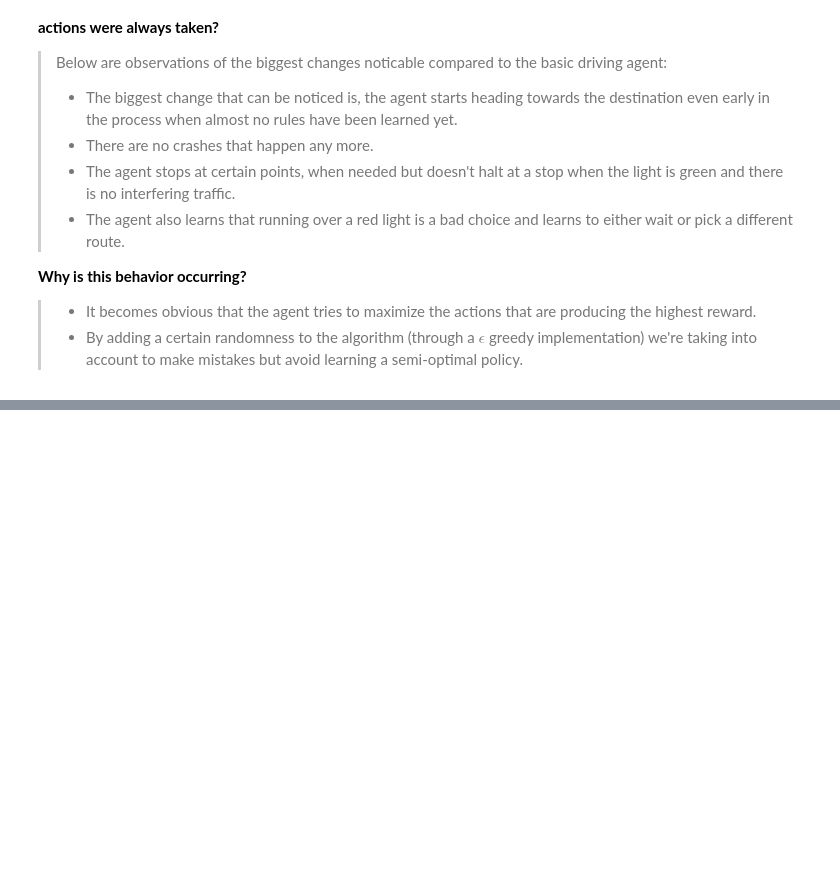
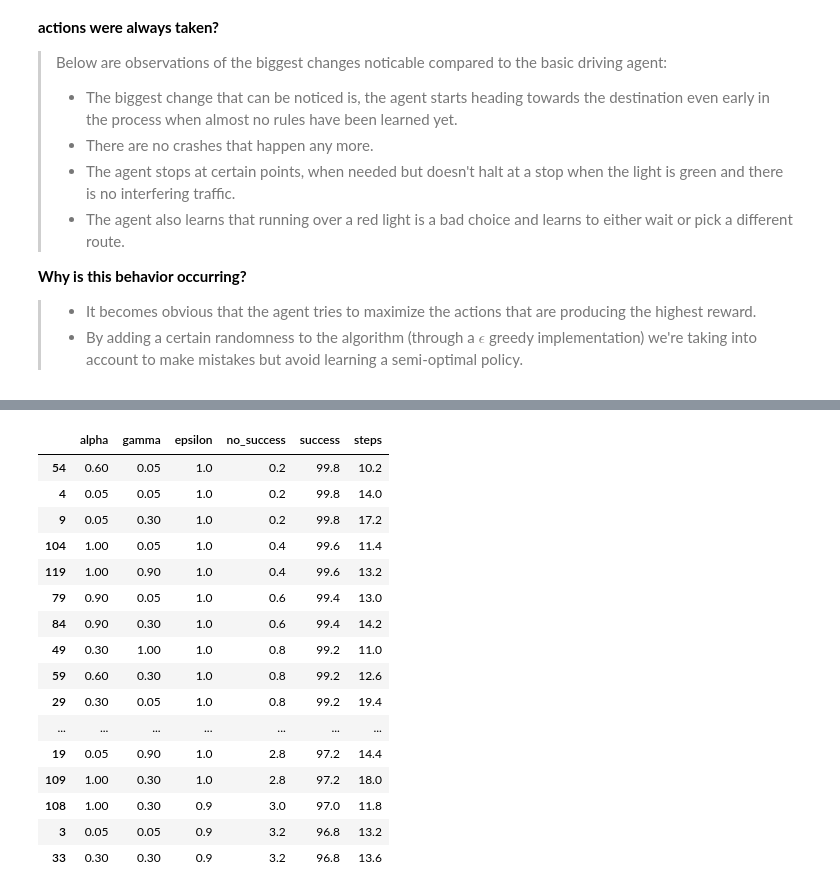
Before and after one commit to andirs/smartcab, a Jupyter notebook: SmartCabDocumentation.ipynb, the cells around one changed output, grey strips where cells are left out. Saved outputs shown, nothing was run; the diff lists cells and outputs as text; code cells hidden in the pictures; blank space fills up the shorter version.

Commit message:
Added trial data and some additional comments on code

```diff
--- a/SmartCabDocumentation.ipynb
+++ b/SmartCabDocumentation.ipynb
@@ -328,0 +357,21 @@ One problem with an ε-greedy strategy is that it treats all of the actions, apa
+# %%
+feature_comparison = pd.read_csv('smartcab/data/e_greedy_rl_agent_feature_comparison.csv', sep = ';')
+feature_comparison.sort_values(['success', 'steps'], ascending=[False, True]).head(n=30)
+# %% [output]
+|  | alpha | gamma | epsilon | no_success | success | steps |
+| 54 | 0.60 | 0.05 | 1.0 | 0.2 | 99.8 | 10.2 |
+| 4 | 0.05 | 0.05 | 1.0 | 0.2 | 99.8 | 14.0 |
+| 9 | 0.05 | 0.30 | 1.0 | 0.2 | 99.8 | 17.2 |
+| 104 | 1.00 | 0.05 | 1.0 | 0.4 | 99.6 | 11.4 |
+| 119 | 1.00 | 0.90 | 1.0 | 0.4 | 99.6 | 13.2 |
+| 79 | 0.90 | 0.05 | 1.0 | 0.6 | 99.4 | 13.0 |
+| 84 | 0.90 | 0.30 | 1.0 | 0.6 | 99.4 | 14.2 |
+| 49 | 0.30 | 1.00 | 1.0 | 0.8 | 99.2 | 11.0 |
+| 59 | 0.60 | 0.30 | 1.0 | 0.8 | 99.2 | 12.6 |
+| 29 | 0.30 | 0.05 | 1.0 | 0.8 | 99.2 | 19.4 |
+| ... | ... | ... | ... | ... | ... | ... |
+| 19 | 0.05 | 0.90 | 1.0 | 2.8 | 97.2 | 14.4 |
+| 109 | 1.00 | 0.30 | 1.0 | 2.8 | 97.2 | 18.0 |
+| 108 | 1.00 | 0.30 | 0.9 | 3.0 | 97.0 | 11.8 |
+| 3 | 0.05 | 0.05 | 0.9 | 3.2 | 96.8 | 13.2 |
+| 33 | 0.30 | 0.30 | 0.9 | 3.2 | 96.8 | 13.6 |
```
Also changed, not shown: parts of 5 cells of this notebook, 9 other files.
